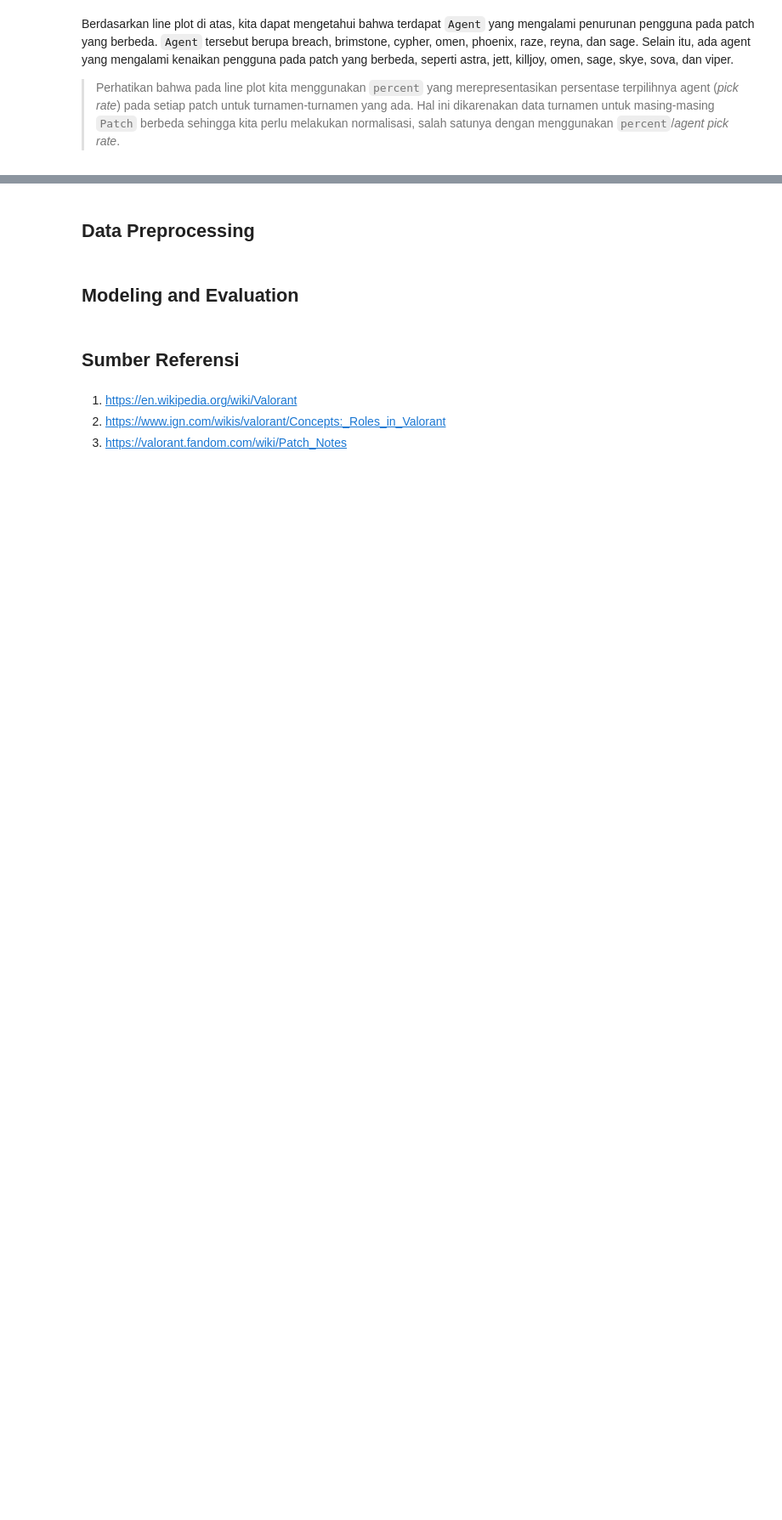
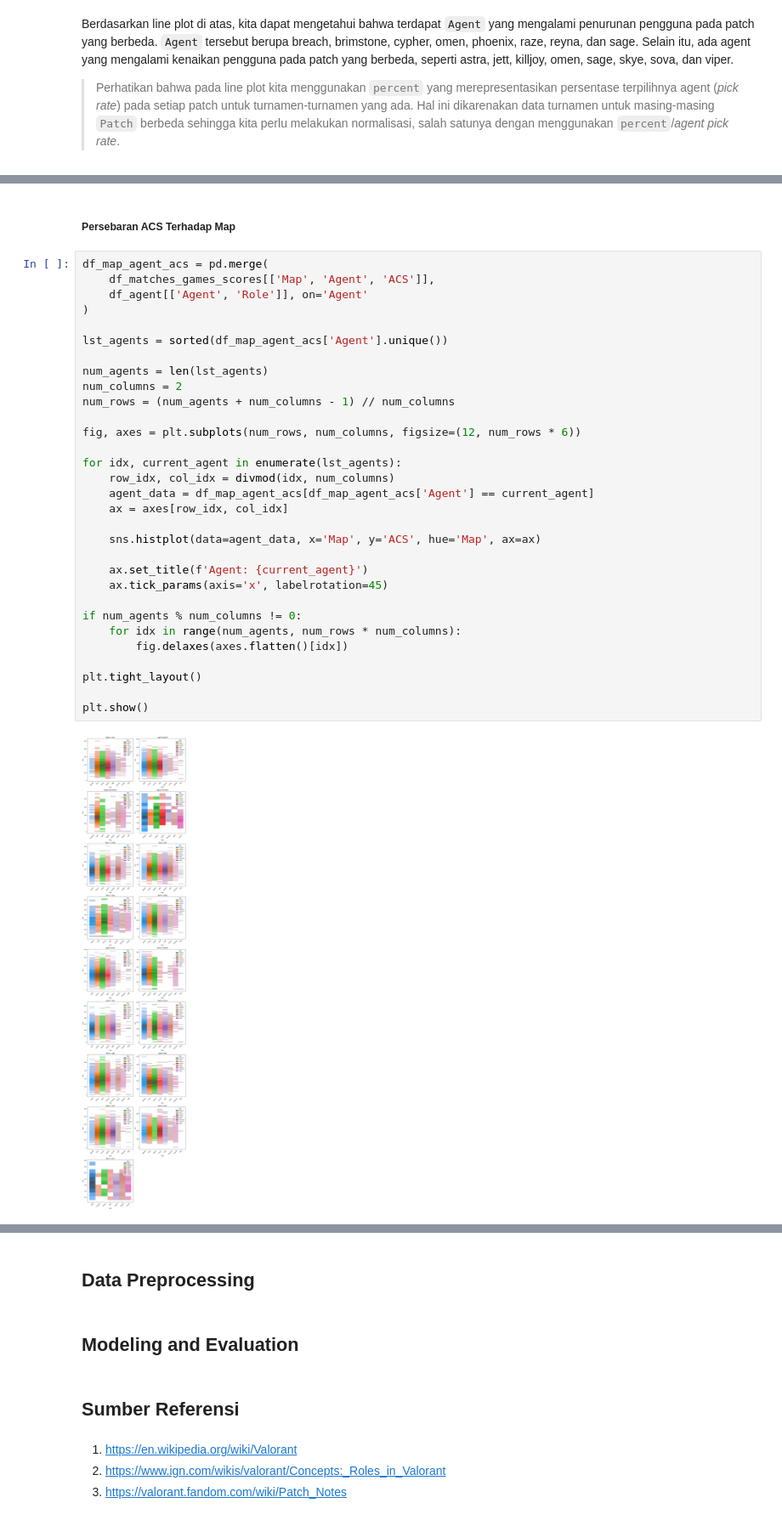
Before and after one commit to LyzanderAndrylie/kasdad-tk, a Jupyter notebook: TK_Data+.ipynb, the cells around one changed output, grey strips where cells are left out. Shown at 85% size. Cells and saved outputs as stored; diff of their text form; blank space fills up the shorter version.

```diff
--- a/TK_Data+.ipynb
+++ b/TK_Data+.ipynb
@@ -861,0 +1026,35 @@ yang berbeda. `Agent` tersebut berupa breach, brimstone, cypher, omen, phoenix,
+# %% [markdown]
+##### Persebaran ACS Terhadap Map
+# %%
+df_map_agent_acs = pd.merge(
+    df_matches_games_scores[['Map', 'Agent', 'ACS']],
+    df_agent[['Agent', 'Role']], on='Agent'
+)
+
+lst_agents = sorted(df_map_agent_acs['Agent'].unique())
+
+num_agents = len(lst_agents)
+num_columns = 2
+num_rows = (num_agents + num_columns - 1) // num_columns
+
+fig, axes = plt.subplots(num_rows, num_columns, figsize=(12, num_rows * 6))
+
+for idx, current_agent in enumerate(lst_agents):
+    row_idx, col_idx = divmod(idx, num_columns)
+    agent_data = df_map_agent_acs[df_map_agent_acs['Agent'] == current_agent]
+    ax = axes[row_idx, col_idx]
+
+    sns.histplot(data=agent_data, x='Map', y='ACS', hue='Map', ax=ax)
+
+    ax.set_title(f'Agent: {current_agent}')
+    ax.tick_params(axis='x', labelrotation=45)
+
+if num_agents % num_columns != 0:
+    for idx in range(num_agents, num_rows * num_columns):
+        fig.delaxes(axes.flatten()[idx])
+
+plt.tight_layout()
+
+plt.show()
+# %% [output]
+[figure, added]
```
Also changed, not shown: parts of 31 cells of this notebook.
